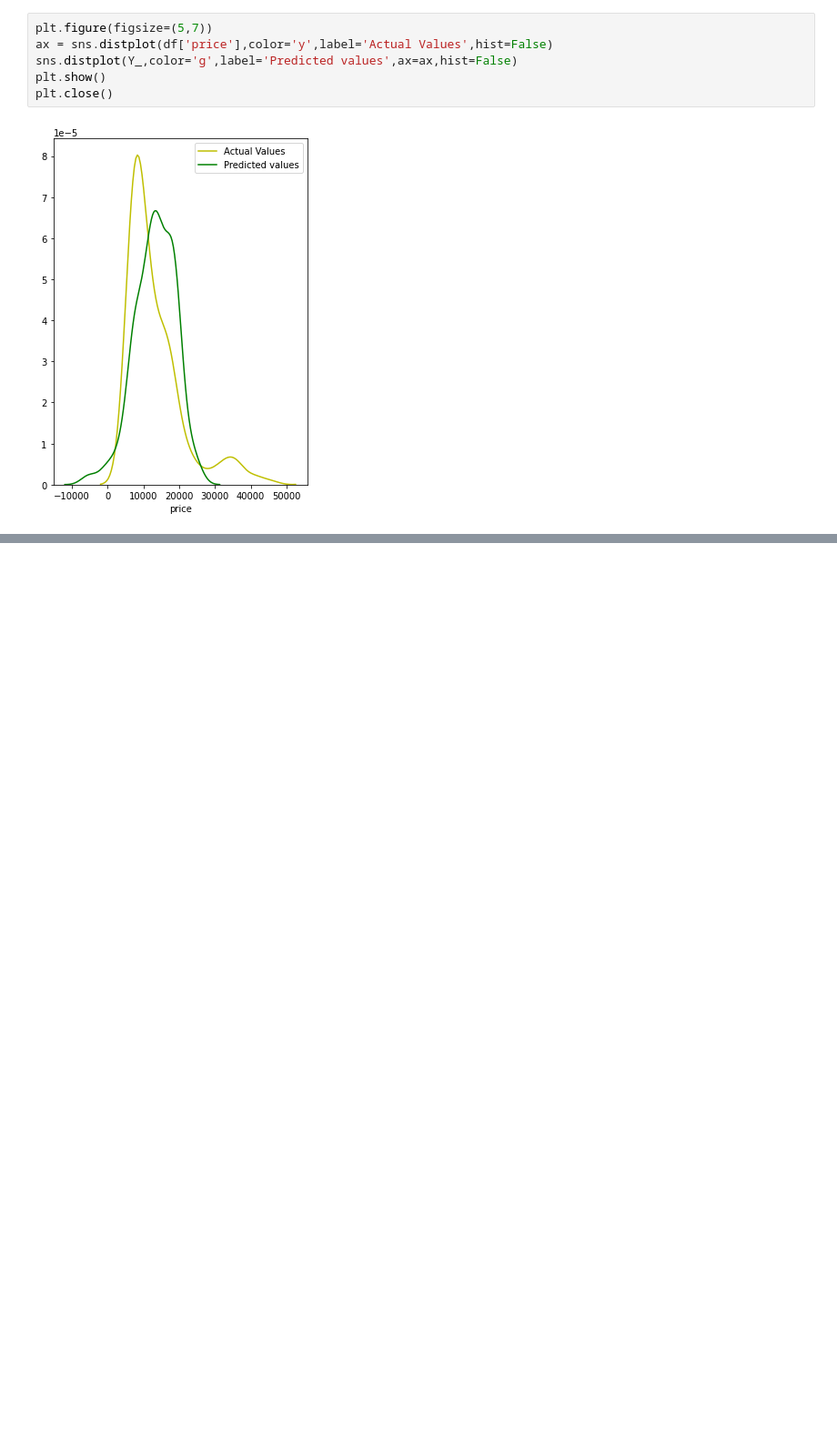
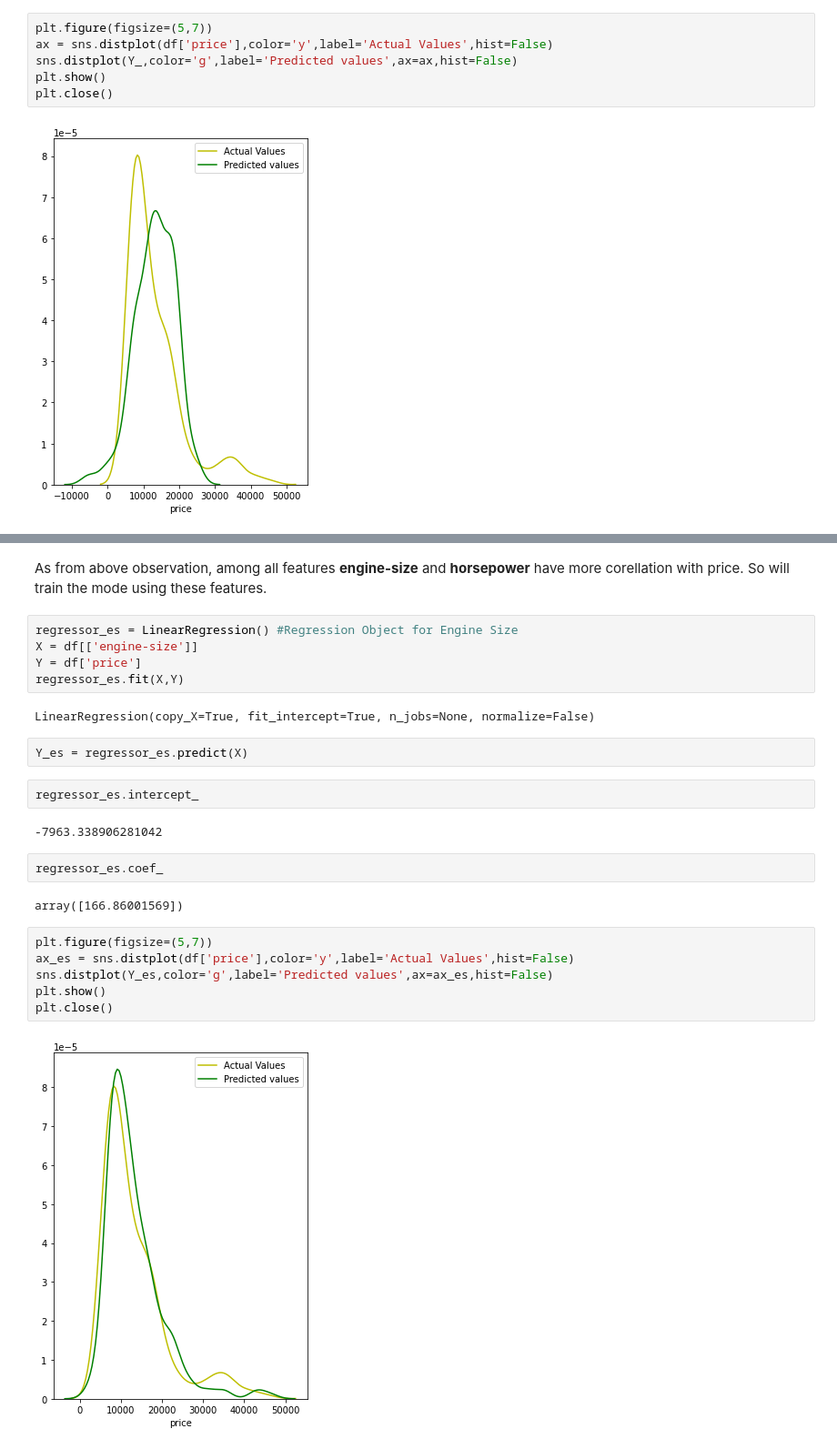
Before and after one commit to Badhusha-Akhthaar/MachineLearning_Binge, a Jupyter notebook: Regression.ipynb, the cells around one changed output, grey strips where cells are left out. Shown: that part at 91% size. Drawn from its saved outputs; the diff is of its cells as text; blank space fills up the shorter version.

```diff
--- a/Regression.ipynb
+++ b/Regression.ipynb
@@ -66,0 +82,27 @@ plt.close()
+# %% [markdown]
+As from above observation, among all features **engine-size** and **horsepower** have more corellation with price.  So will train the mode using these features.
+# %%
+regressor_es = LinearRegression() #Regression Object for Engine Size
+X = df[['engine-size']]
+Y = df['price']
+regressor_es.fit(X,Y)
+# %% [output]
+LinearRegression(copy_X=True, fit_intercept=True, n_jobs=None, normalize=False)
+# %%
+Y_es = regressor_es.predict(X)
+# %%
+regressor_es.intercept_
+# %% [output]
+-7963.338906281042
+# %%
+regressor_es.coef_
+# %% [output]
+array([166.86001569])
+# %%
+plt.figure(figsize=(5,7))
+ax_es = sns.distplot(df['price'],color='y',label='Actual Values',hist=False)
+sns.distplot(Y_es,color='g',label='Predicted values',ax=ax_es,hist=False)
+plt.show()
+plt.close()
+# %% [output]
+[figure, added]
```
Also changed, not shown: parts of 2 cells of this notebook.
